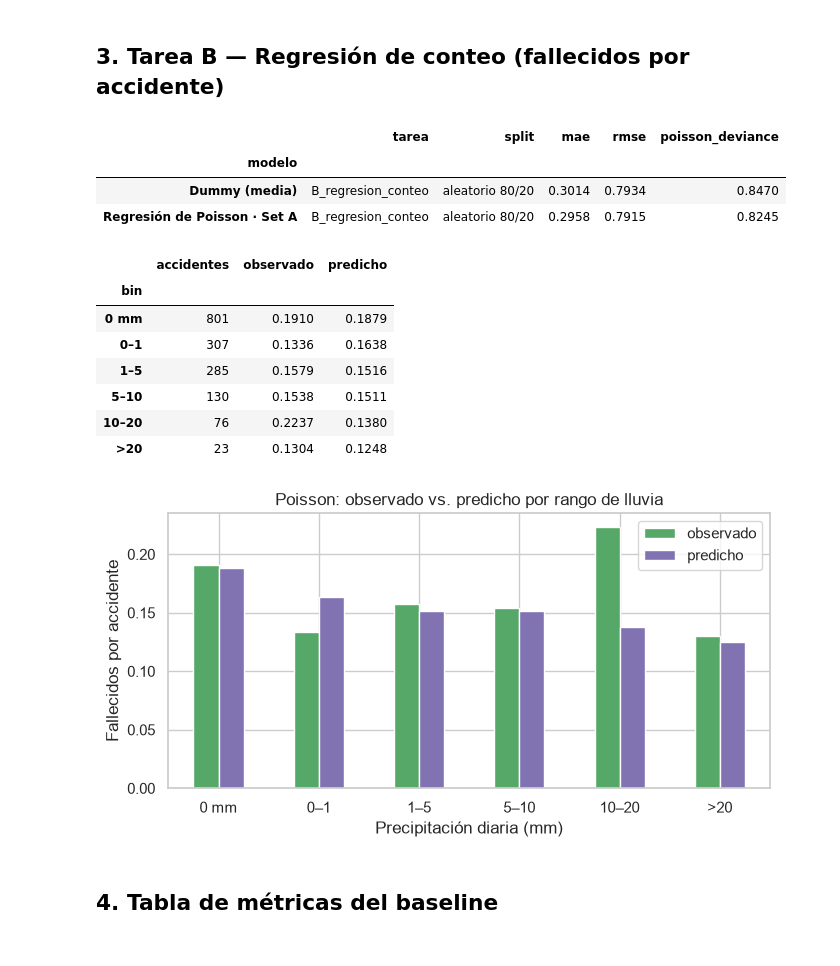
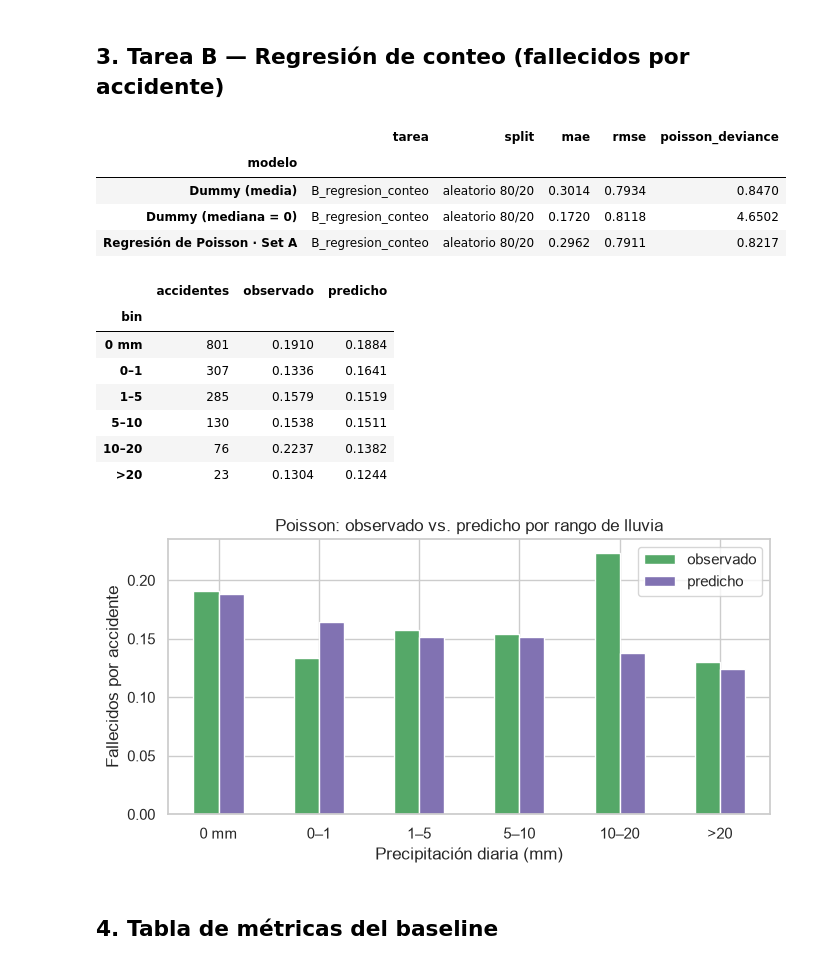
Before and after one commit to Marcor47/IAA-Grupo3, a Jupyter notebook: notebooks/02_modelos.ipynb, the cells around one changed output. Drawn from its saved outputs; the diff is of its cells as text; code cells hidden in the pictures.

```diff
--- a/notebooks/02_modelos.ipynb
+++ b/notebooks/02_modelos.ipynb
@@ -59,7 +59,8 @@ df["MES_SIN"] = np.sin(2 * np.pi * df["MES"] / 12)
 df["MES_COS"] = np.cos(2 * np.pi * df["MES"] / 12)
 df["DIA_SEMANA"] = df["DIA_SEMANA"].astype(str)
 
-NUM = ["PRECIP_LOG", "ELEVACION", "HORA_SIN", "HORA_COS", "MES_SIN", "MES_COS", "KILOMETRO"]  # ELEVACION: hallazgo del EDA (4.4)
+# KILOMETRO no entra como número: solo tiene sentido dentro de cada vía (EDA, sección 1.3); CODIGO_VIA ya está en CAT_A
+NUM = ["PRECIP_LOG", "ELEVACION", "HORA_SIN", "HORA_COS", "MES_SIN", "MES_COS"]  # ELEVACION: hallazgo del EDA (4.4)
 CAT_A = ["DEPARTAMENTO", "DIA_SEMANA", "CODIGO_VIA"]
 CAT_B = CAT_A + ["MODALIDAD"]
 
@@ -107,11 +108,18 @@ r2, lr_B, prob_B = evaluar_clf("Reg. logística · Set B (+ MODALIDAD)", lr_pipe
 res += [r0, r1, r2]
 
 # Validación cruzada estratificada (5 folds) sobre el set de entrenamiento: PR-AUC
+# Es la cifra principal: una sola partición 80/20 puede salir favorable o desfavorable por azar.
 cv = StratifiedKFold(5, shuffle=True, random_state=SEED)
-for nombre, pipe, cols in [("Reg. logística · Set A", lr_pipe(CAT_A), NUM + CAT_A),
-                           ("Reg. logística · Set B", lr_pipe(CAT_B), NUM + CAT_B)]:
+cv_pr = {}
+for nombre, pipe, cols in [("Reg. logística · Set A (ex-ante)", lr_pipe(CAT_A), NUM + CAT_A),
+                           ("Reg. logística · Set B (+ MODALIDAD)", lr_pipe(CAT_B), NUM + CAT_B)]:
     s = cross_val_score(pipe, tr[cols], tr["ES_FATAL"], cv=cv, scoring="average_precision")
+    cv_pr[nombre] = (s.mean(), s.std())
     print(f"CV 5-fold PR-AUC · {nombre}: {s.mean():.3f} ± {s.std():.3f}")
 
+for r in res:
+    if r["modelo"] in cv_pr:
+        r["pr_auc_cv"], r["pr_auc_cv_std"] = cv_pr[r["modelo"]]
+
 pd.DataFrame(res).set_index("modelo").round(3)
 # %% [output]
@@ -191,24 +212,27 @@ for nombre, f in [("depto + hora", "ES_FATAL ~ PRECIP_LOG + HORA_SIN + HORA_COS
 # %%
 def evaluar_reg(nombre, modelo, cols):
     modelo.fit(tr[cols], tr["NUM_FALLECIDOS"])
     pred = np.clip(modelo.predict(te[cols]), 1e-6, None)
     y = te["NUM_FALLECIDOS"]
     return dict(tarea="B_regresion_conteo", modelo=nombre, split="aleatorio 80/20",
                 mae=mean_absolute_error(y, pred), rmse=np.sqrt(mean_squared_error(y, pred)),
                 poisson_deviance=mean_poisson_deviance(y.clip(lower=0), pred)), modelo, pred
 
 
 dummy_r, _, _ = evaluar_reg("Dummy (media)", Pipeline([("pre", make_pre(CAT_A)), ("reg", DummyRegressor(strategy="mean"))]), NUM + CAT_A)
+# Predecir siempre la mediana (0) minimiza el MAE con ~88 % de ceros: por eso el MAE no sirve como métrica principal
+dummy_med, _, _ = evaluar_reg("Dummy (mediana = 0)", Pipeline([("pre", make_pre(CAT_A)), ("reg", DummyRegressor(strategy="median"))]), NUM + CAT_A)
 pois_r, pois, pred_pois = evaluar_reg("Regresión de Poisson · Set A",
                                       Pipeline([("pre", make_pre(CAT_A)), ("reg", PoissonRegressor(alpha=1e-3, max_iter=1000))]),
                                       NUM + CAT_A)
-res += [dummy_r, pois_r]
-pd.DataFrame([dummy_r, pois_r]).set_index("modelo").round(4)
+res += [dummy_r, dummy_med, pois_r]
+pd.DataFrame([dummy_r, dummy_med, pois_r]).set_index("modelo").round(4)
 # %% [output]
 |  | tarea | split | mae | rmse | poisson_deviance |
 | modelo |  |  |  |  |  |
 | Dummy (media) | B_regresion_conteo | aleatorio 80/20 | 0.3014 | 0.7934 | 0.8470 |
-| Regresión de Poisson · Set A | B_regresion_conteo | aleatorio 80/20 | 0.2958 | 0.7915 | 0.8245 |
+| Dummy (mediana = 0) | B_regresion_conteo | aleatorio 80/20 | 0.1720 | 0.8118 | 4.6502 |
+| Regresión de Poisson · Set A | B_regresion_conteo | aleatorio 80/20 | 0.2962 | 0.7911 | 0.8217 |
 # %%
 # Calibración por rango de lluvia: fallecidos por accidente observados vs. predichos
 BINS = [-1, 0, 1, 5, 10, 20, np.inf]; ETIQ = ["0 mm", "0–1", "1–5", "5–10", "10–20", ">20"]
@@ -223,12 +247,12 @@ plt.tight_layout(); plt.savefig(PLOTS / "modelo_03_poisson_calibracion.png", dpi
 # %% [output]
 |  | accidentes | observado | predicho |
 | bin |  |  |  |
-| 0 mm | 801 | 0.1910 | 0.1879 |
-| 0–1 | 307 | 0.1336 | 0.1638 |
-| 1–5 | 285 | 0.1579 | 0.1516 |
+| 0 mm | 801 | 0.1910 | 0.1884 |
+| 0–1 | 307 | 0.1336 | 0.1641 |
+| 1–5 | 285 | 0.1579 | 0.1519 |
 | 5–10 | 130 | 0.1538 | 0.1511 |
-| 10–20 | 76 | 0.2237 | 0.1380 |
-| >20 | 23 | 0.1304 | 0.1248 |
+| 10–20 | 76 | 0.2237 | 0.1382 |
+| >20 | 23 | 0.1304 | 0.1244 |
 [figure]
 # %% [markdown]
 ## 4. Tabla de métricas del baseline
```
Also changed, not shown: parts of 8 cells of this notebook, 6 other files.
